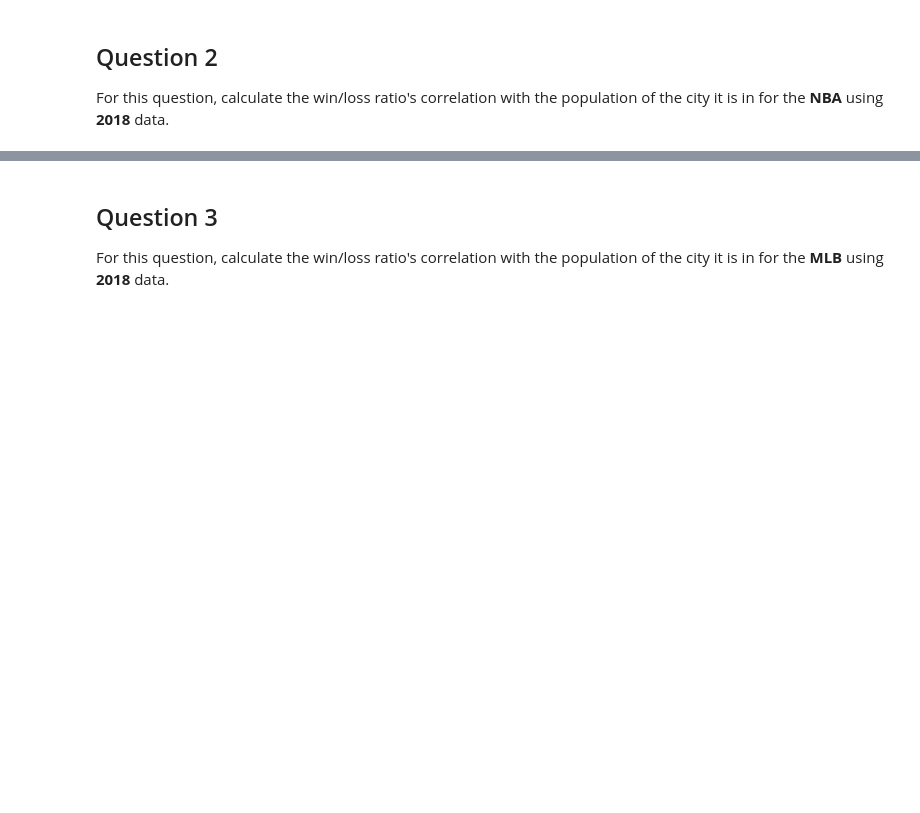
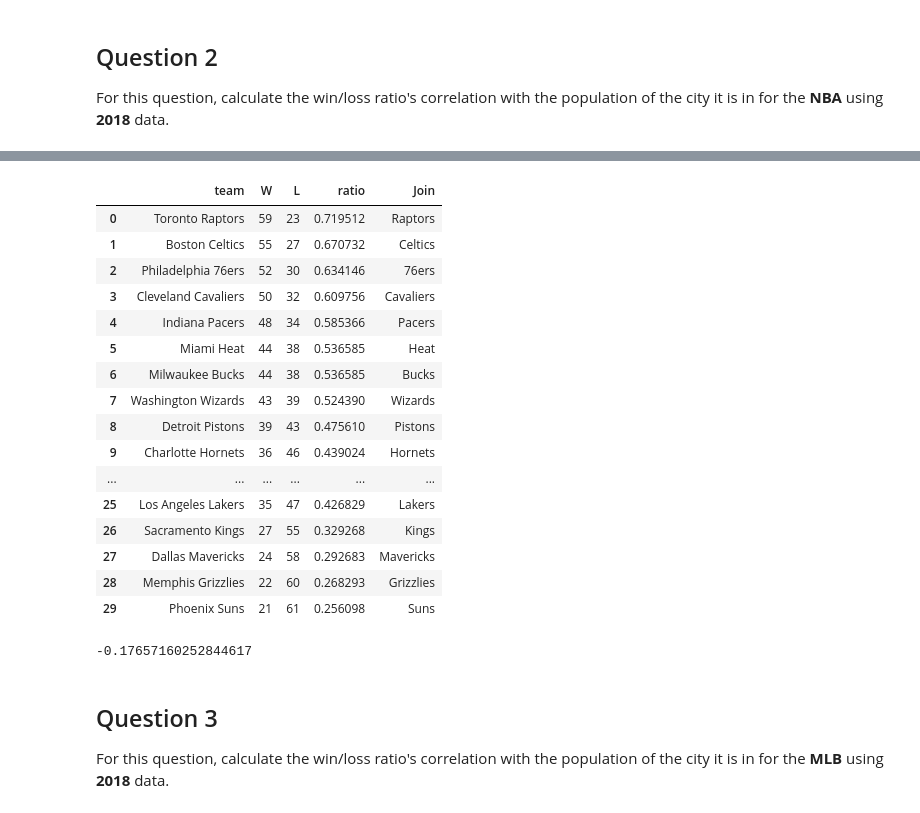
Before and after one commit to luke-limpert/PythonDataAnalysis_FinalAssignment, a Jupyter notebook: Assignment 4.ipynb, the cells around one changed output, grey strips where cells are left out. Cells and saved outputs as stored; diff of their text form; code cells hidden in the pictures; blank space fills up the shorter version.

```diff
--- a/Assignment 4.ipynb
+++ b/Assignment 4.ipynb
@@ -157,3 +228,44 @@ For this question, calculate the win/loss ratio's correlation with the populatio
+# %%
+def Clean_NBAWL():
+    nhl_df=pd.read_csv("assets/nba.csv")
+    nhl_df['team'] = nhl_df['team'].str.replace(r'\*','')
+    nhl_df['team'] = nhl_df['team'].str.replace(r'\s\(\d*\)','')
+    nhl_df['year'] = nhl_df['year'].apply(lambda x: int(2018) if x==2018 else np.nan)
+    nhl_df.dropna(inplace=True)
+    #nhl_df['GP']=nhl_df['GP'].apply(lambda x: x if x.isnumeric() else np.nan)
+    #nhl_df.dropna(inplace=True)
+    nhl_df['L']=pd.to_numeric(nhl_df['L'])
+    nhl_df['W']=pd.to_numeric(nhl_df['W'])
+    nhl_df = nhl_df[['team','W','L']]
+    nhl_df['ratio'] = nhl_df['W']/(nhl_df['L']+nhl_df['W'])
+    junction = nhl_df['team'].str.extract(r'(?:[\w.]*\ )(?:[\w.]*\ )([\w.]*)|(?:[\w.]*\ )([\w.]*)')
+    df1 = junction[0]
+    df2 = junction[1]
+    teamJoin = pd.concat([df1, df2],join='outer')
+    teamJoin.dropna(inplace=True)
+    teamJoin.sort_index(ascending=True)
+    nhl_df['Join'] = teamJoin
+    return nhl_df
+# %%
+Clean_NBAWL()
+# %% [output]
+|  | team | W | L | ratio | Join |
+| 0 | Toronto Raptors | 59 | 23 | 0.719512 | Raptors |
+| 1 | Boston Celtics | 55 | 27 | 0.670732 | Celtics |
+| 2 | Philadelphia 76ers | 52 | 30 | 0.634146 | 76ers |
+| 3 | Cleveland Cavaliers | 50 | 32 | 0.609756 | Cavaliers |
+| 4 | Indiana Pacers | 48 | 34 | 0.585366 | Pacers |
+| 5 | Miami Heat | 44 | 38 | 0.536585 | Heat |
+| 6 | Milwaukee Bucks | 44 | 38 | 0.536585 | Bucks |
+| 7 | Washington Wizards | 43 | 39 | 0.524390 | Wizards |
+| 8 | Detroit Pistons | 39 | 43 | 0.475610 | Pistons |
+| 9 | Charlotte Hornets | 36 | 46 | 0.439024 | Hornets |
+| ... | ... | ... | ... | ... | ... |
+| 25 | Los Angeles Lakers | 35 | 47 | 0.426829 | Lakers |
+| 26 | Sacramento Kings | 27 | 55 | 0.329268 | Kings |
+| 27 | Dallas Mavericks | 24 | 58 | 0.292683 | Mavericks |
+| 28 | Memphis Grizzlies | 22 | 60 | 0.268293 | Grizzlies |
+| 29 | Phoenix Suns | 21 | 61 | 0.256098 | Suns |
 # %%
 import pandas as pd
 import numpy as np
@@ -178,3 +293,7 @@ def nba_correlation():
+# %%
+nba_correlation()
+# %% [output]
+-0.17657160252844617
 # %% [markdown]
 ## Question 3
 For this question, calculate the win/loss ratio's correlation with the population of the city it is in for the **MLB** using **2018** data.
```
Also changed, not shown: parts of 4 cells of this notebook, 1 other file.
